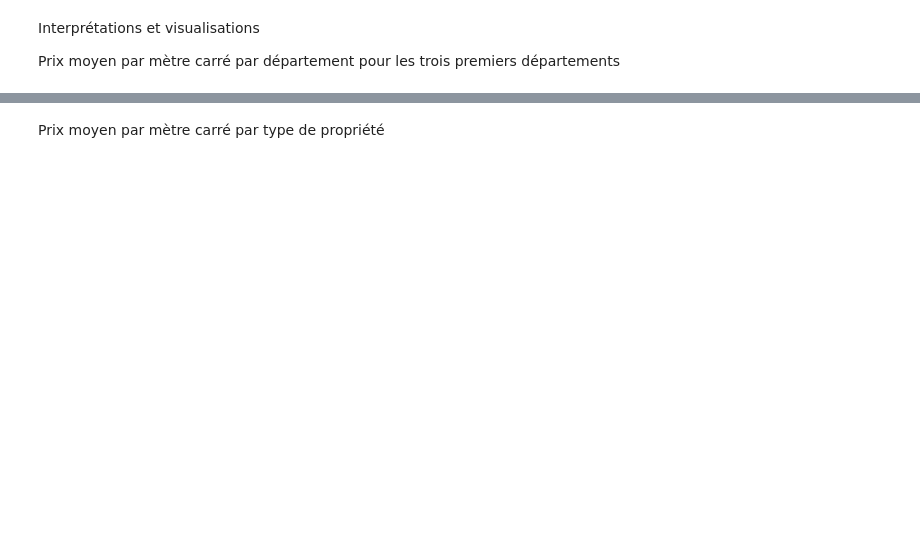
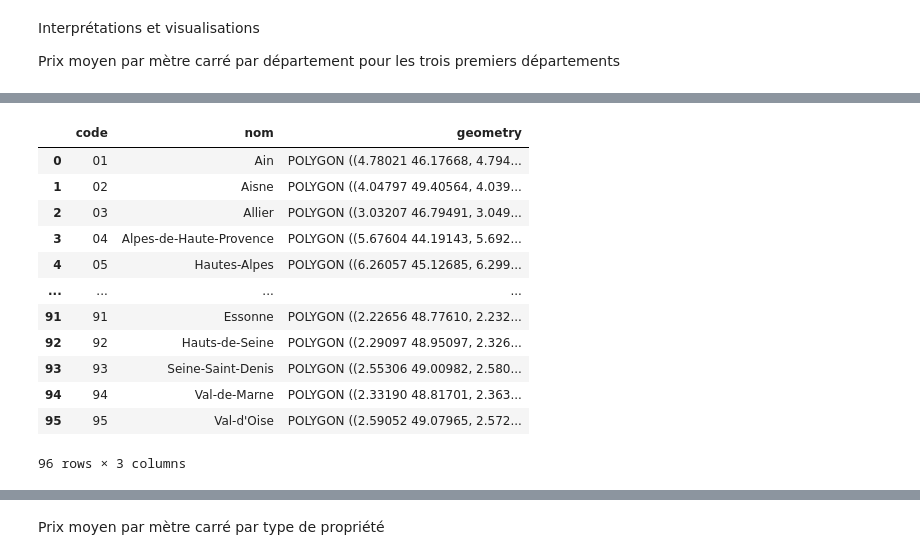
Before and after one commit to ktzkvin/Mastercamp, a Jupyter notebook: MasterCamp_TD_Project.ipynb, the cells around one changed output, grey strips where cells are left out. Saved outputs shown, nothing was run; the diff lists cells and outputs as text; code cells hidden in the pictures; blank space fills up the shorter version.

```diff
--- a/MasterCamp_TD_Project.ipynb
+++ b/MasterCamp_TD_Project.ipynb
@@ -270,0 +296,17 @@ avg_price_per_department = data.groupby('Code departement')['Prix_m2'].mean().re
+# %%
+sf = gpd.read_file('france-geojson/departements-version-simplifiee.geojson')
+sf
+# %% [output]
+|  | code | nom | geometry |
+| 0 | 01 | Ain | POLYGON ((4.78021 46.17668, 4.794... |
+| 1 | 02 | Aisne | POLYGON ((4.04797 49.40564, 4.039... |
+| 2 | 03 | Allier | POLYGON ((3.03207 46.79491, 3.049... |
+| 3 | 04 | Alpes-de-Haute-Provence | POLYGON ((5.67604 44.19143, 5.692... |
+| 4 | 05 | Hautes-Alpes | POLYGON ((6.26057 45.12685, 6.299... |
+| ... | ... | ... | ... |
+| 91 | 91 | Essonne | POLYGON ((2.22656 48.77610, 2.232... |
+| 92 | 92 | Hauts-de-Seine | POLYGON ((2.29097 48.95097, 2.326... |
+| 93 | 93 | Seine-Saint-Denis | POLYGON ((2.55306 49.00982, 2.580... |
+| 94 | 94 | Val-de-Marne | POLYGON ((2.33190 48.81701, 2.363... |
+| 95 | 95 | Val-d'Oise | POLYGON ((2.59052 49.07965, 2.572... |
+96 rows × 3 columns
```
Also changed, not shown: parts of 14 cells of this notebook.
